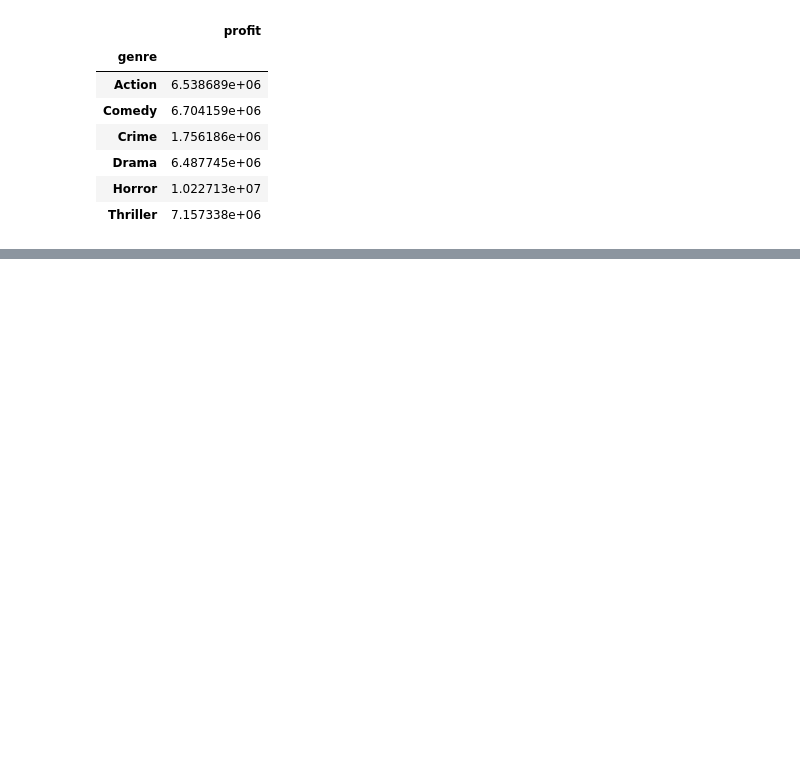
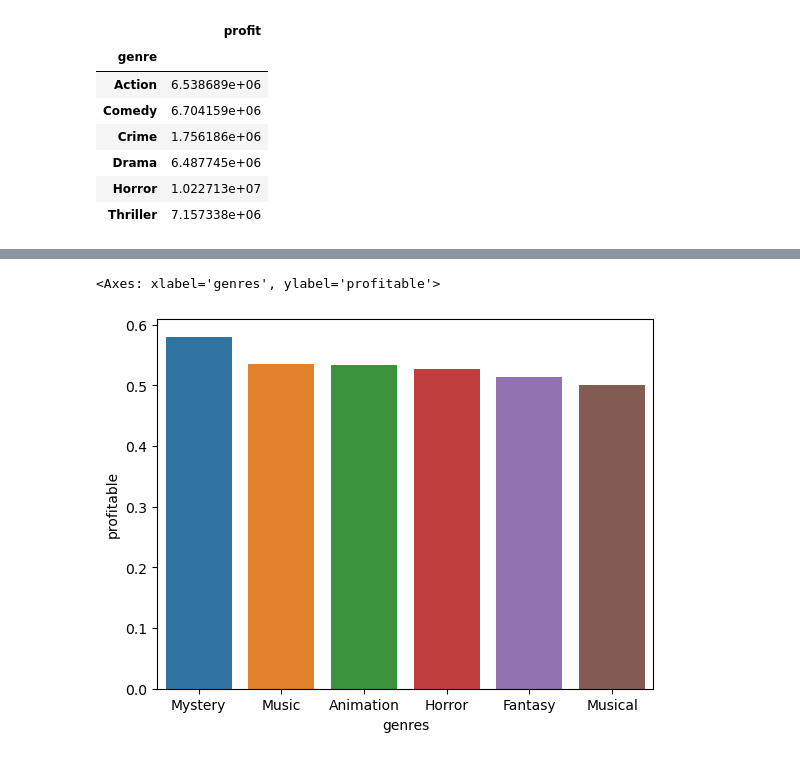
Before and after one commit to jgoett2/Phase-2-MovieProject, a Jupyter notebook: EDA1.ipynb, the cells around one changed output, grey strips where cells are left out. Saved outputs shown, nothing was run; the diff lists cells and outputs as text; code cells hidden in the pictures; blank space fills up the shorter version.

```diff
--- a/EDA1.ipynb
+++ b/EDA1.ipynb
@@ -705,0 +848,10 @@ low_budget_movies.sort_values("profit", ascending=False).head(20)
+# %%
+genre_roi = df4.merge(genres_list,left_on="movie", right_on="primary_title")
+# %%
+genre_roi["genres"] = genre_roi["genres"].str.split(",")
+# %%
+genre_roi = genre_roi.explode("genres")
+# %%
+genre_roi = genre_roi[(genre_roi["production_budget"]<12000000) & (genre_roi["production_budget"]>=2000000)].groupby(["genres"]).mean(numeric_only=True)
+data = genre_roi.sort_values("profitable", ascending=False)[:6]
+data
@@ -705,0 +867,5 @@ low_budget_movies.sort_values("profit", ascending=False).head(20)
+# %%
+sns.barplot(data=data, x=data.index, y="profitable")
+# %% [output]
+<Axes: xlabel='genres', ylabel='profitable'>
+[figure, added]
```
Also changed, not shown: parts of 26 cells of this notebook.
